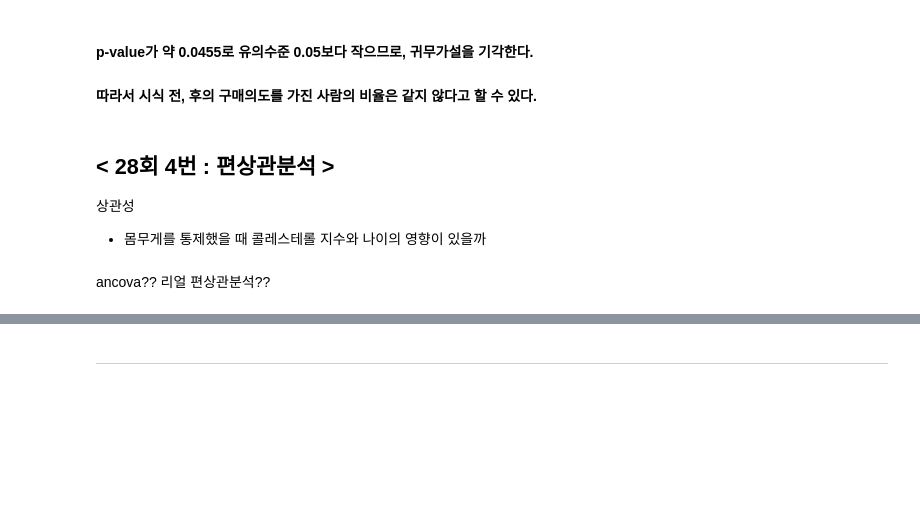
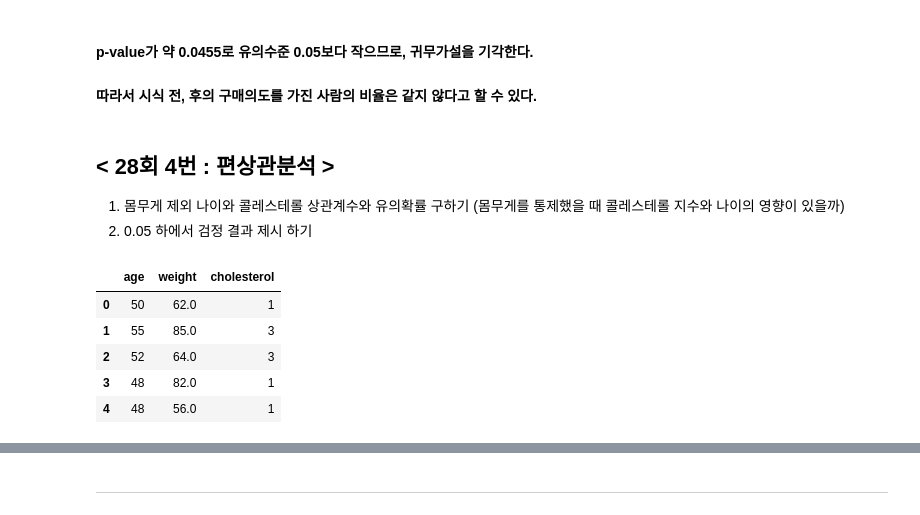
Before and after one commit to Minju-nimm/ADP, a Jupyter notebook: 기출/ADP_통계기출_28_25.ipynb, the cells around one changed output, grey strips where cells are left out. Drawn from its saved outputs; the diff is of its cells as text; code cells hidden in the pictures; blank space fills up the shorter version.

```diff
--- a/기출/ADP_통계기출_28_25.ipynb
+++ b/기출/ADP_통계기출_28_25.ipynb
@@ -93,7 +150,16 @@ statistic   4.0
 #### 따라서 시식 전, 후의 구매의도를 가진 사람의 비율은 같지 않다고 할 수 있다.
 # %% [markdown]
 ## < 28회 4번 : 편상관분석 >
-상관성
-- 몸무게를 통제했을 때 콜레스테롤 지수와 나이의 영향이 있을까
+1. 몸무게 제외 나이와 콜레스테롤 상관계수와 유의확률 구하기 (몸무게를 통제했을 때 콜레스테롤 지수와 나이의 영향이 있을까)
+2. 0.05 하에서 검정 결과 제시 하기
-# %% [markdown]
-ancova?? 리얼 편상관분석??
+# %%
+# 임의적으로 만든 데이터
+data = pd.read_csv("./df_pcor.csv")
+data.head()
+# %% [output]
+|  | age | weight | cholesterol |
+| 0 | 50 | 62.0 | 1 |
+| 1 | 55 | 85.0 | 3 |
+| 2 | 52 | 64.0 | 3 |
+| 3 | 48 | 82.0 | 1 |
+| 4 | 48 | 56.0 | 1 |
```
Also changed, not shown: parts of 16 cells of this notebook, 1 other file.
